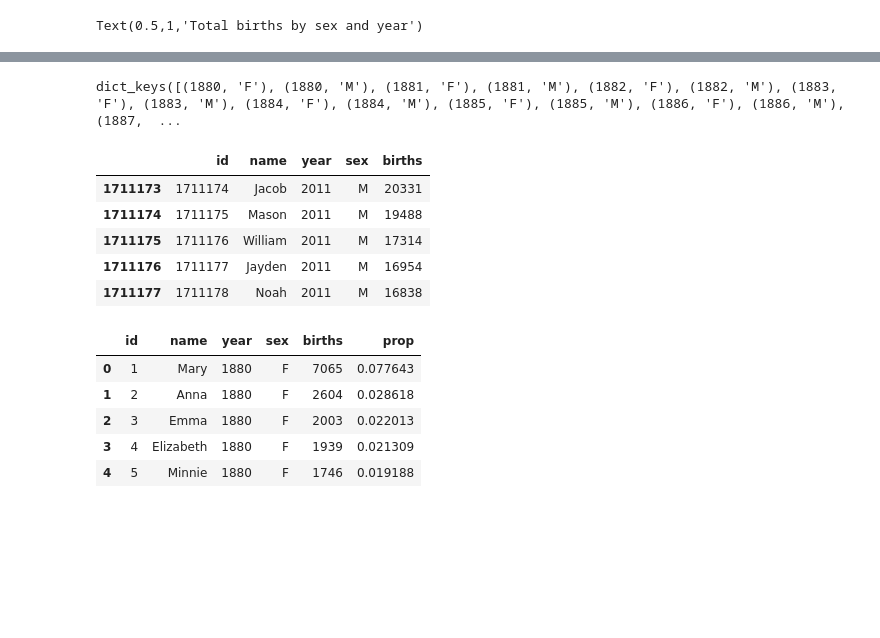
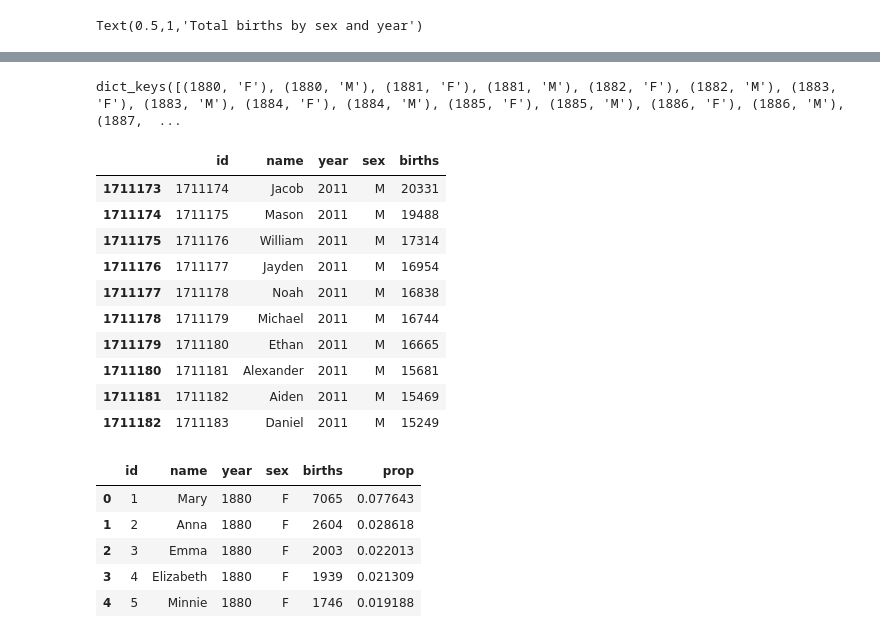
Before and after one commit to wits73/py_project, a Jupyter notebook: US_Baby_Name.ipynb, the cells around one changed output, grey strips where cells are left out. Drawn from its saved outputs; the diff is of its cells as text; code cells hidden in the pictures; blank space fills up the shorter version.

```diff
--- a/US_Baby_Name.ipynb
+++ b/US_Baby_Name.ipynb
@@ -9,7 +17,7 @@ import seaborn as sns
 # %%
-names = pd.read_csv("data/us-baby-names/NationalNames.csv", sep=",",
+df_names = pd.read_csv("data/us-baby-names/NationalNames.csv", sep=",",
                      header=0, names=["id", "name", "year", "sex", "births"])
-names.head()
+df_names.head()
 # %% [output]
 |  | id | name | year | sex | births |
 | 0 | 1 | Mary | 1880 | F | 7065 |
@@ -62,18 +63,24 @@ names.head()
 # %%
-grouped_names_dict = dict(list(names.groupby(["year", "sex"])))
-grouped_names_dict.keys()
+dict_grouped_names = dict(list(df_names.groupby(["year", "sex"])))
-# %% [output]
-dict_keys([(1880, 'F'), (1880, 'M'), (1881, 'F'), (1881, 'M'), (1882, 'F'), (1882, 'M'), (1883, 'F'), (1883, 'M'), (1884, 'F'), (1884, 'M'), (1885, 'F'), (1885, 'M'), (1886, 'F'), (1886, 'M'), (1887,  ...
+# %%
+dict_grouped_names.keys()
+# %% [output]
+dict_keys([(1880, 'F'), (1880, 'M'), (1881, 'F'), (1881, 'M'), (1882, 'F'), (1882, 'M'), (1883, 'F'), (1883, 'M'), (1884, 'F'), (1884, 'M'), (1885, 'F'), (1885, 'M'), (1886, 'F'), (1886, 'M'), (1887,  ...
 # %%
-grouped_sample = grouped_names_dict[(2011, 'M')]
-grouped_sample.head()
+df_grouped_sample = dict_grouped_names[(2011, 'M')]
+df_grouped_sample.head(10)
 # %% [output]
 |  | id | name | year | sex | births |
 | 1711173 | 1711174 | Jacob | 2011 | M | 20331 |
 | 1711174 | 1711175 | Mason | 2011 | M | 19488 |
 | 1711175 | 1711176 | William | 2011 | M | 17314 |
 | 1711176 | 1711177 | Jayden | 2011 | M | 16954 |
 | 1711177 | 1711178 | Noah | 2011 | M | 16838 |
+| 1711178 | 1711179 | Michael | 2011 | M | 16744 |
+| 1711179 | 1711180 | Ethan | 2011 | M | 16665 |
+| 1711180 | 1711181 | Alexander | 2011 | M | 15681 |
+| 1711181 | 1711182 | Aiden | 2011 | M | 15469 |
+| 1711182 | 1711183 | Daniel | 2011 | M | 15249 |
 # %%
 def add_prop(agg_df):
     agg_births = agg_df["births"]
```
Also changed, not shown: parts of 22 cells of this notebook, 2 other files.
